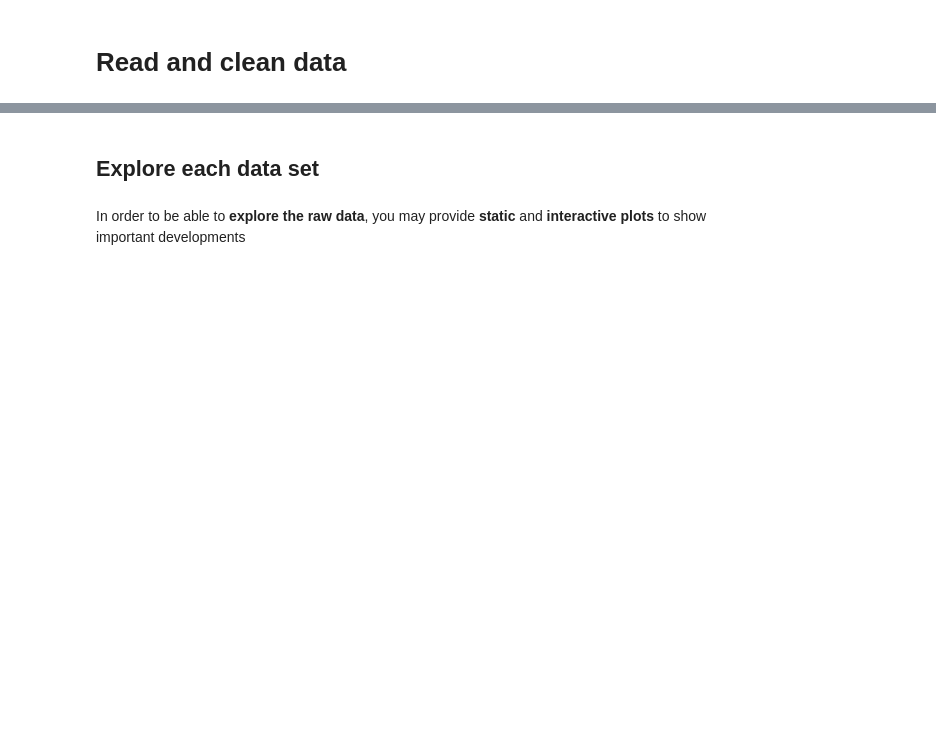
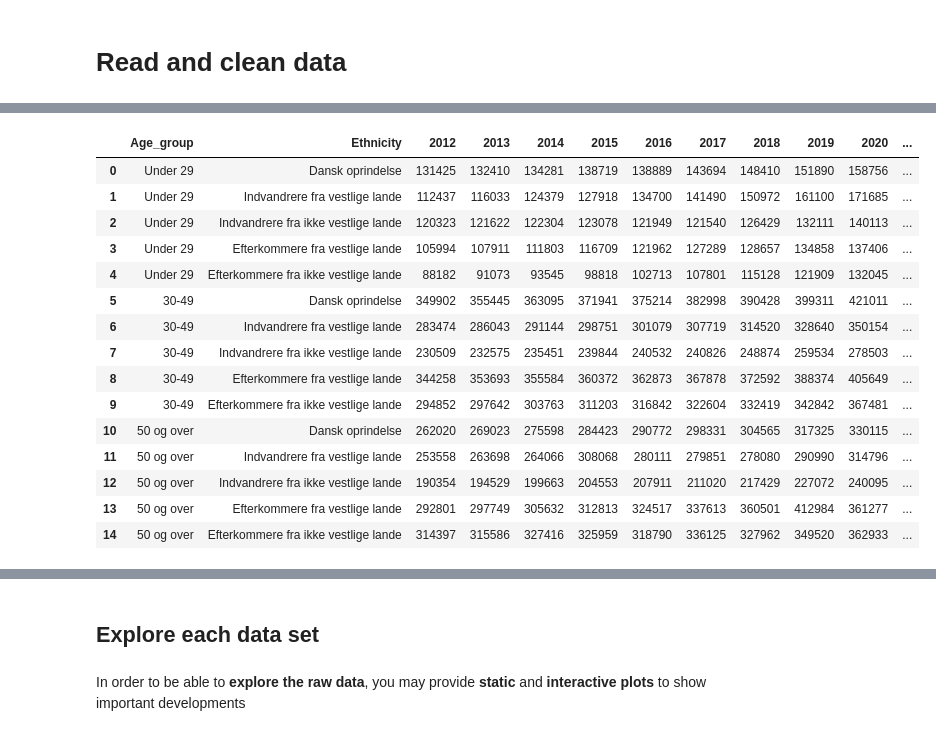
Before and after one commit to NumEconCopenhagen/projects-2024-oliver-niklas-philipp, a Jupyter notebook: dataproject/dataproject.ipynb, the cells around one changed output, grey strips where cells are left out. Cells and saved outputs as stored; diff of their text form; code cells hidden in the pictures; blank space fills up the shorter version.

```diff
--- a/dataproject/dataproject.ipynb
+++ b/dataproject/dataproject.ipynb
@@ -314,0 +157,38 @@ plt.show()
+# %%
+def fill_age_groups(df):
+    age_group = None
+    for index, row in df.iterrows():
+        if pd.notna(row['Age_group']):
+            age_group = row['Age_group']
+        else:
+            df.at[index, 'Age_group'] = age_group
+
+    # Rename the age groups
+    df['Age_group'] = df['Age_group'].map({
+        'Under 29 år': 'Under 29',
+        '30-49 år': '30-49',
+        '50 år og derover': '50 og over'
+    })
+
+    return df
+
+# Apply the function to fill in the age gaps and rename the age groups for men_data
+women_data = fill_age_groups(women_data)
+women_data
+# %% [output]
+|  | Age_group | Ethnicity | 2012 | 2013 | 2014 | 2015 | 2016 | 2017 | 2018 | 2019 | 2020 | ... |
+| 0 | Under 29 | Dansk oprindelse | 131425 | 132410 | 134281 | 138719 | 138889 | 143694 | 148410 | 151890 | 158756 | ... |
+| 1 | Under 29 | Indvandrere fra vestlige lande | 112437 | 116033 | 124379 | 127918 | 134700 | 141490 | 150972 | 161100 | 171685 | ... |
+| 2 | Under 29 | Indvandrere fra ikke vestlige lande | 120323 | 121622 | 122304 | 123078 | 121949 | 121540 | 126429 | 132111 | 140113 | ... |
+| 3 | Under 29 | Efterkommere fra vestlige lande | 105994 | 107911 | 111803 | 116709 | 121962 | 127289 | 128657 | 134858 | 137406 | ... |
+| 4 | Under 29 | Efterkommere fra ikke vestlige lande | 88182 | 91073 | 93545 | 98818 | 102713 | 107801 | 115128 | 121909 | 132045 | ... |
+| 5 | 30-49 | Dansk oprindelse | 349902 | 355445 | 363095 | 371941 | 375214 | 382998 | 390428 | 399311 | 421011 | ... |
+| 6 | 30-49 | Indvandrere fra vestlige lande | 283474 | 286043 | 291144 | 298751 | 301079 | 307719 | 314520 | 328640 | 350154 | ... |
+| 7 | 30-49 | Indvandrere fra ikke vestlige lande | 230509 | 232575 | 235451 | 239844 | 240532 | 240826 | 248874 | 259534 | 278503 | ... |
+| 8 | 30-49 | Efterkommere fra vestlige lande | 344258 | 353693 | 355584 | 360372 | 362873 | 367878 | 372592 | 388374 | 405649 | ... |
+| 9 | 30-49 | Efterkommere fra ikke vestlige lande | 294852 | 297642 | 303763 | 311203 | 316842 | 322604 | 332419 | 342842 | 367481 | ... |
+| 10 | 50 og over | Dansk oprindelse | 262020 | 269023 | 275598 | 284423 | 290772 | 298331 | 304565 | 317325 | 330115 | ... |
+| 11 | 50 og over | Indvandrere fra vestlige lande | 253558 | 263698 | 264066 | 308068 | 280111 | 279851 | 278080 | 290990 | 314796 | ... |
+| 12 | 50 og over | Indvandrere fra ikke vestlige lande | 190354 | 194529 | 199663 | 204553 | 207911 | 211020 | 217429 | 227072 | 240095 | ... |
+| 13 | 50 og over | Efterkommere fra vestlige lande | 292801 | 297749 | 305632 | 312813 | 324517 | 337613 | 360501 | 412984 | 361277 | ... |
+| 14 | 50 og over | Efterkommere fra ikke vestlige lande | 314397 | 315586 | 327416 | 325959 | 318790 | 336125 | 327962 | 349520 | 362933 | ... |
```
Also changed, not shown: parts of 41 cells of this notebook.
